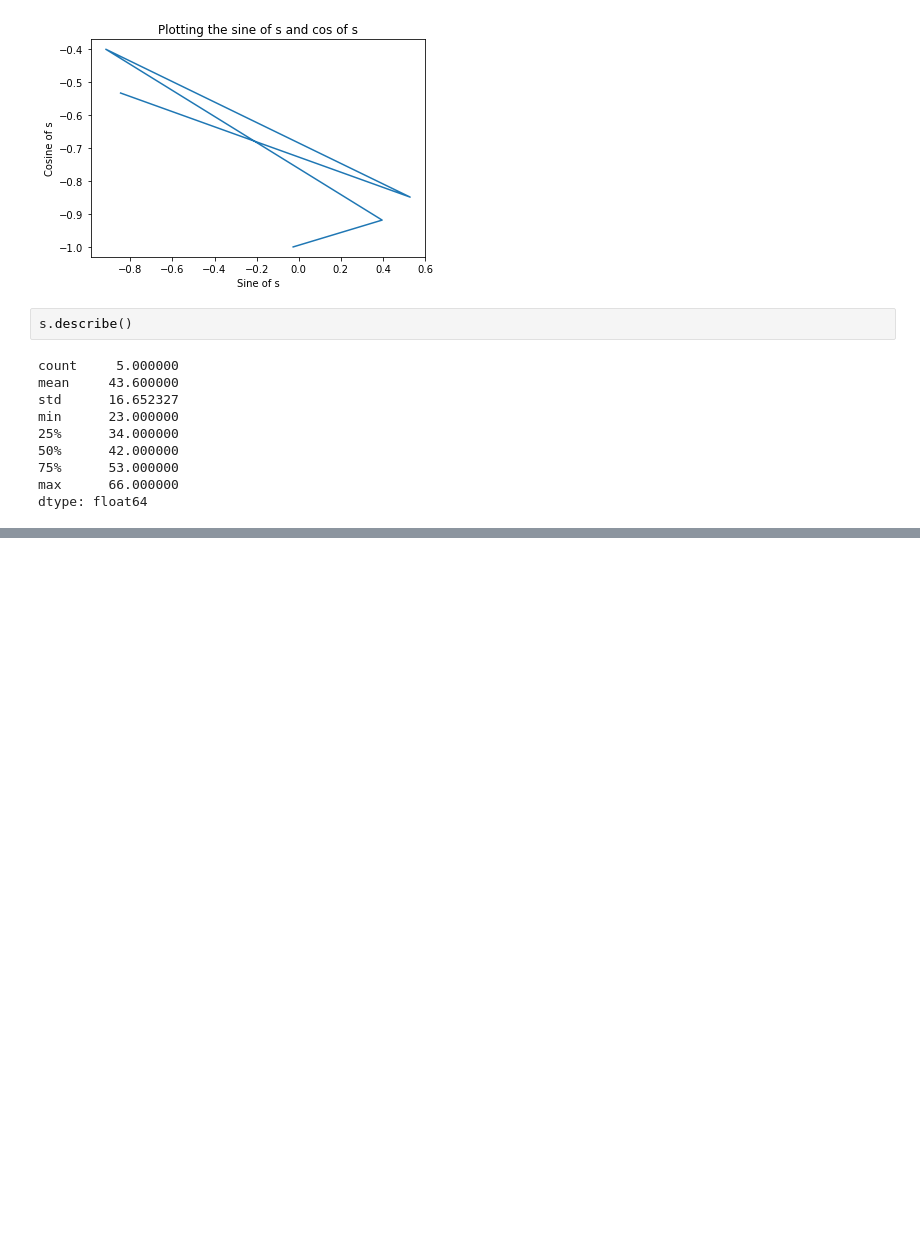
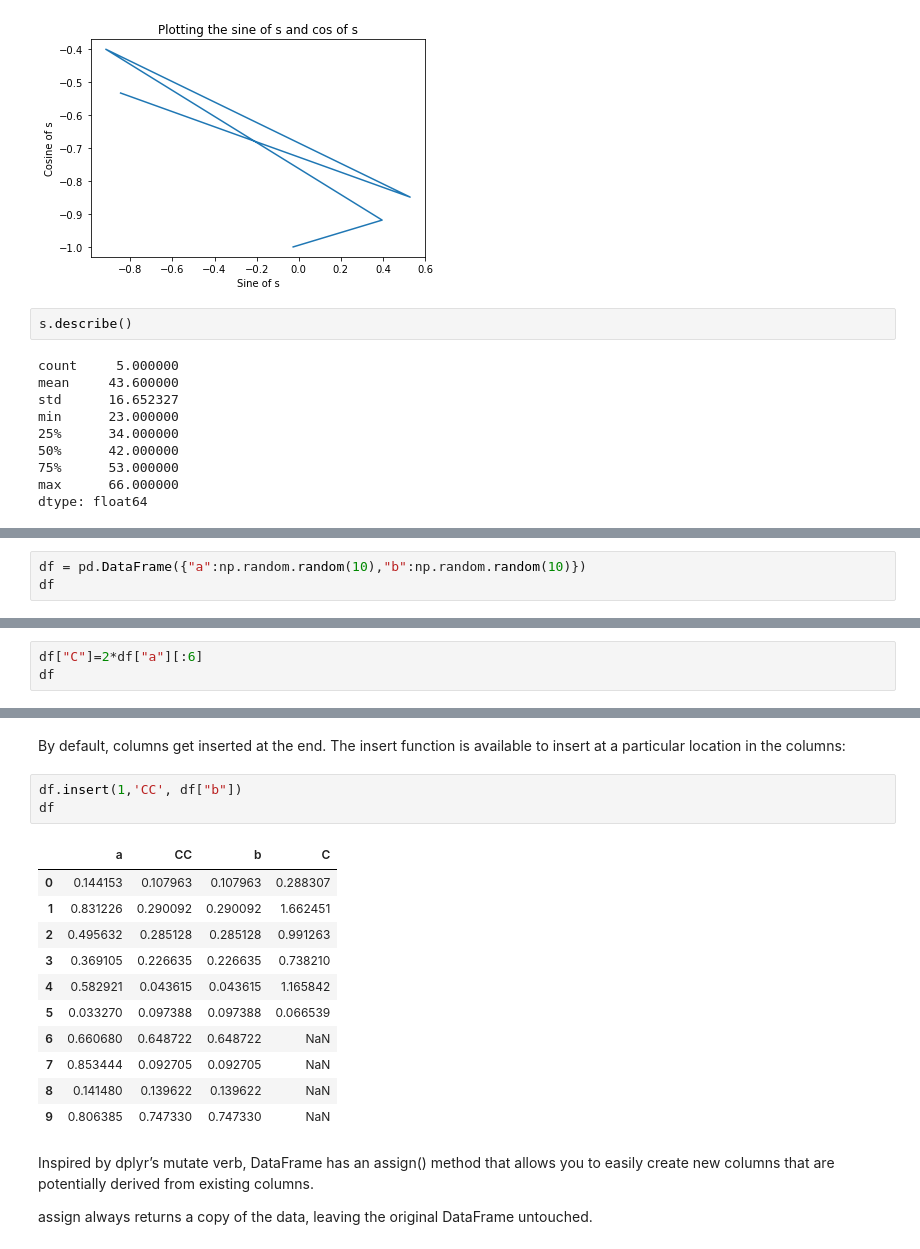
Before and after one commit to nayeem880/cute_pandas, a Jupyter notebook: intro_to_pandas_data_structure.ipynb, the cells around one changed output, grey strips where cells are left out. Drawn from its saved outputs; the diff is of its cells as text; blank space fills up the shorter version.

Commit message:
intro_to_pandas_data_structure revised

```diff
--- a/intro_to_pandas_data_structure.ipynb
+++ b/intro_to_pandas_data_structure.ipynb
@@ -159,0 +386,3 @@ dtype: float64
+# %%
+df = pd.DataFrame({"a":np.random.random(10),"b":np.random.random(10)})
+df
@@ -159,0 +401,3 @@ dtype: float64
+# %%
+df["C"]=2*df["a"][:6]
+df
@@ -159,0 +416,21 @@ dtype: float64
+# %% [markdown]
+By default, columns get inserted at the end. The insert function is available to insert at a particular location in the columns:
+# %%
+df.insert(1,'CC', df["b"])
+df
+# %% [output]
+|  | a | CC | b | C |
+| 0 | 0.144153 | 0.107963 | 0.107963 | 0.288307 |
+| 1 | 0.831226 | 0.290092 | 0.290092 | 1.662451 |
+| 2 | 0.495632 | 0.285128 | 0.285128 | 0.991263 |
+| 3 | 0.369105 | 0.226635 | 0.226635 | 0.738210 |
+| 4 | 0.582921 | 0.043615 | 0.043615 | 1.165842 |
+| 5 | 0.033270 | 0.097388 | 0.097388 | 0.066539 |
+| 6 | 0.660680 | 0.648722 | 0.648722 | NaN |
+| 7 | 0.853444 | 0.092705 | 0.092705 | NaN |
+| 8 | 0.141480 | 0.139622 | 0.139622 | NaN |
+| 9 | 0.806385 | 0.747330 | 0.747330 | NaN |
+# %% [markdown]
+Inspired by dplyr’s mutate verb, DataFrame has an assign() method that allows you to easily create new columns that are potentially derived from existing columns.
+
+assign always returns a copy of the data, leaving the original DataFrame untouched.
```
Also changed, not shown: parts of 50 cells of this notebook.
